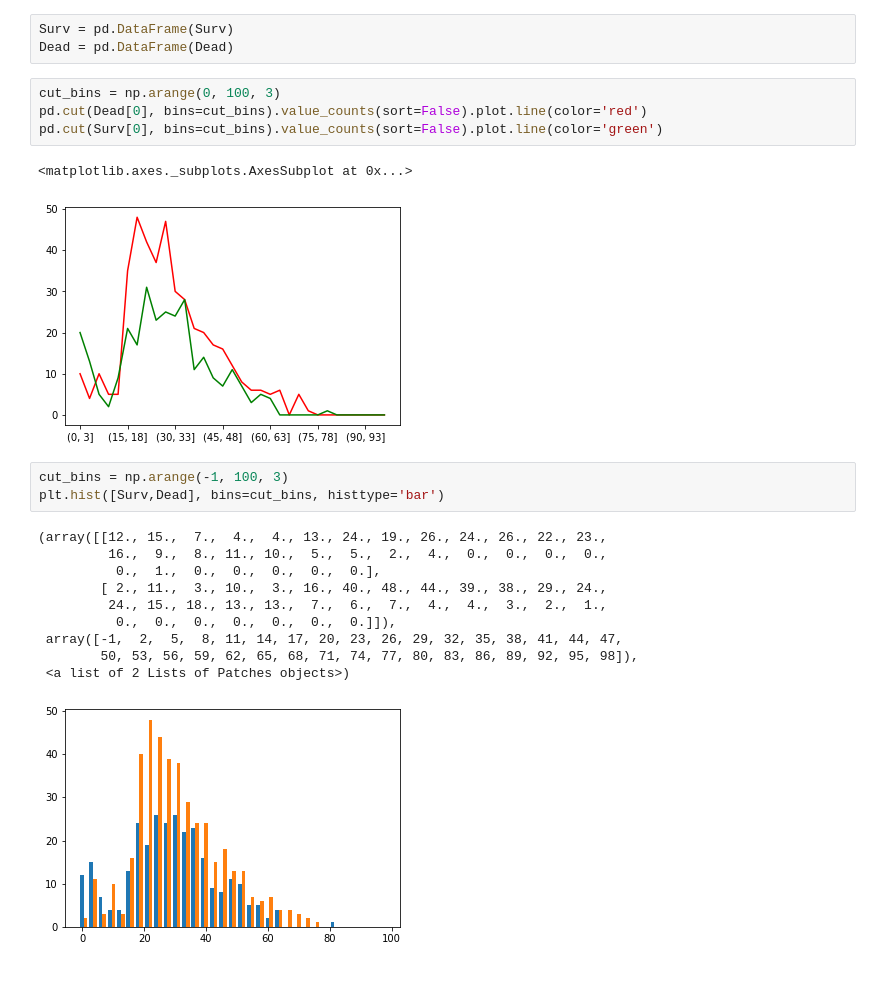
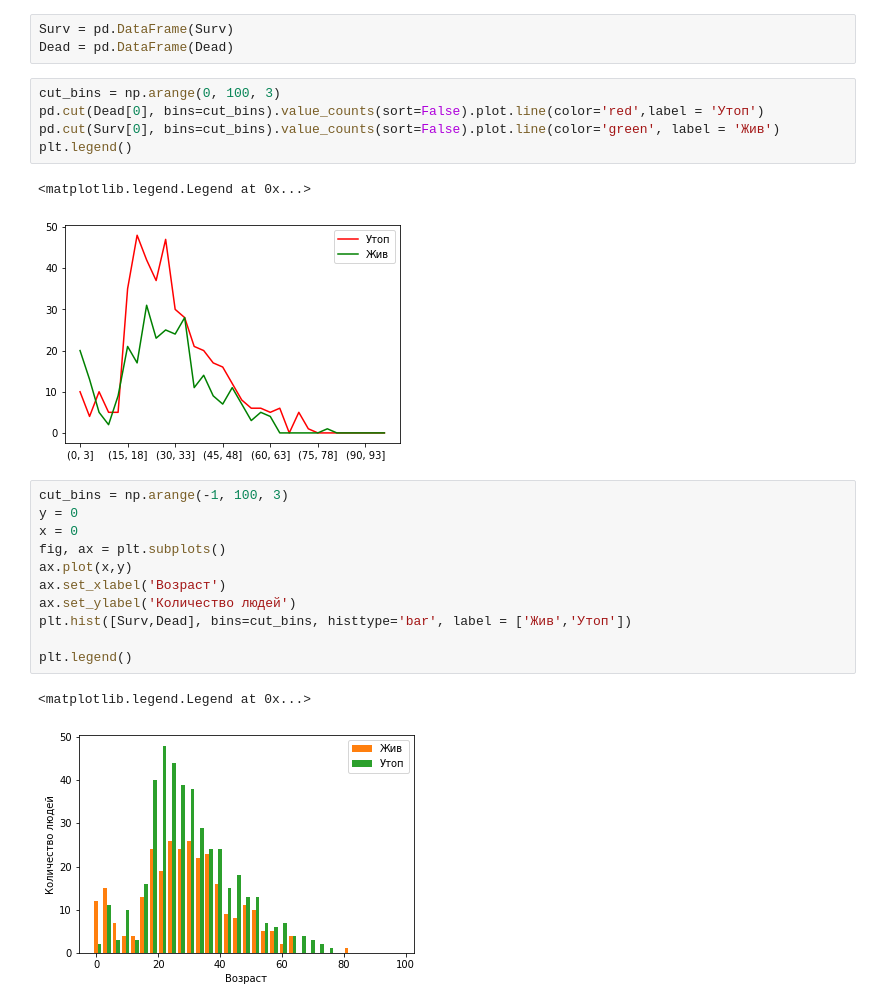
Before and after one commit to BeushevArtem/project, a Jupyter notebook: April25.ipynb, the cells around one changed output. Saved outputs shown, nothing was run; the diff lists cells and outputs as text; blank space fills up the shorter version.

```diff
--- a/April25.ipynb
+++ b/April25.ipynb
@@ -50,22 +50,23 @@ Surv = pd.DataFrame(Surv)
 Dead = pd.DataFrame(Dead)
 # %%
 cut_bins = np.arange(0, 100, 3)
-pd.cut(Dead[0], bins=cut_bins).value_counts(sort=False).plot.line(color='red')
-pd.cut(Surv[0], bins=cut_bins).value_counts(sort=False).plot.line(color='green')
+pd.cut(Dead[0], bins=cut_bins).value_counts(sort=False).plot.line(color='red',label = 'Утоп')
+pd.cut(Surv[0], bins=cut_bins).value_counts(sort=False).plot.line(color='green', label = 'Жив')
+plt.legend()
 # %% [output]
-<matplotlib.axes._subplots.AxesSubplot at 0x...>
+<matplotlib.legend.Legend at 0x...>
-[figure, old version]
+[figure, new version]
 # %%
 cut_bins = np.arange(-1, 100, 3)
-plt.hist([Surv,Dead], bins=cut_bins, histtype='bar')
+y = 0
+x = 0
+fig, ax = plt.subplots()
+ax.plot(x,y)
+ax.set_xlabel('Возраст')
+ax.set_ylabel('Количество людей')
+plt.hist([Surv,Dead], bins=cut_bins, histtype='bar', label = ['Жив','Утоп'])
+
+plt.legend()
 # %% [output]
-(array([[12., 15.,  7.,  4.,  4., 13., 24., 19., 26., 24., 26., 22., 23.,
-         16.,  9.,  8., 11., 10.,  5.,  5.,  2.,  4.,  0.,  0.,  0.,  0.,
-          0.,  1.,  0.,  0.,  0.,  0.,  0.],
-        [ 2., 11.,  3., 10.,  3., 16., 40., 48., 44., 39., 38., 29., 24.,
-         24., 15., 18., 13., 13.,  7.,  6.,  7.,  4.,  4.,  3.,  2.,  1.,
-          0.,  0.,  0.,  0.,  0.,  0.,  0.]]),
- array([-1,  2,  5,  8, 11, 14, 17, 20, 23, 26, 29, 32, 35, 38, 41, 44, 47,
-        50, 53, 56, 59, 62, 65, 68, 71, 74, 77, 80, 83, 86, 89, 92, 95, 98]),
- <a list of 2 Lists of Patches objects>)
+<matplotlib.legend.Legend at 0x...>
-[figure, old version]
+[figure, new version]
```
